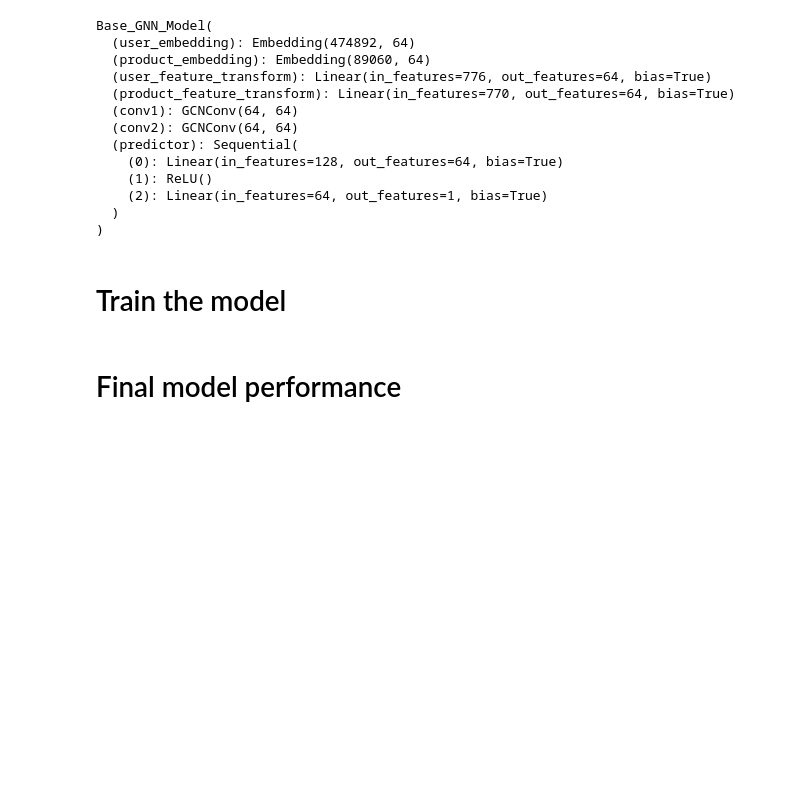
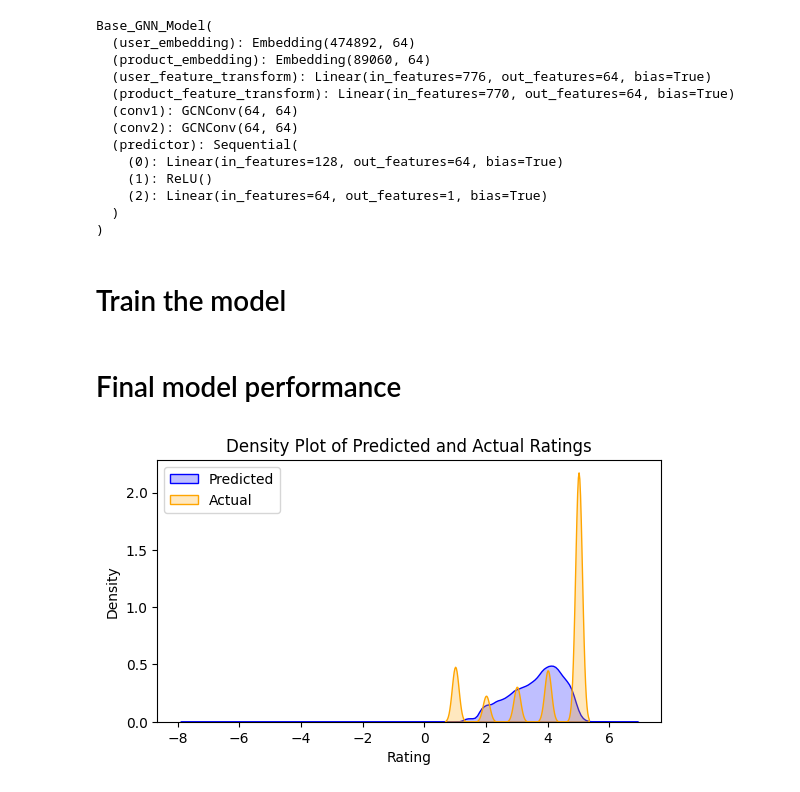
Before and after one commit to vjk9000/GNN_recommender_system, a Jupyter notebook: 01_01_baseline_test.ipynb, the cells around one changed output. Saved outputs shown, nothing was run; the diff lists cells and outputs as text; code cells hidden in the pictures; blank space fills up the shorter version.

Commit message:
baseline test

```diff
--- a/01_01_baseline_test.ipynb
+++ b/01_01_baseline_test.ipynb
@@ -143,5 +143,6 @@ train_losses = train_model_without_test(model, train_edge_index, train_edge_weig
 # %% [markdown]
 # Final model performance
 # %%
-final_evaluation(model, test_edge_index, test_edge_weights, user_nodes, product_nodes, device)
+final_evaluation(model, test_edge_index, test_edge_weights, user_nodes, product_nodes, device, plot = True)
 # %% [output]
+[figure, added]
```
Also changed, not shown: parts of 2 cells of this notebook.
